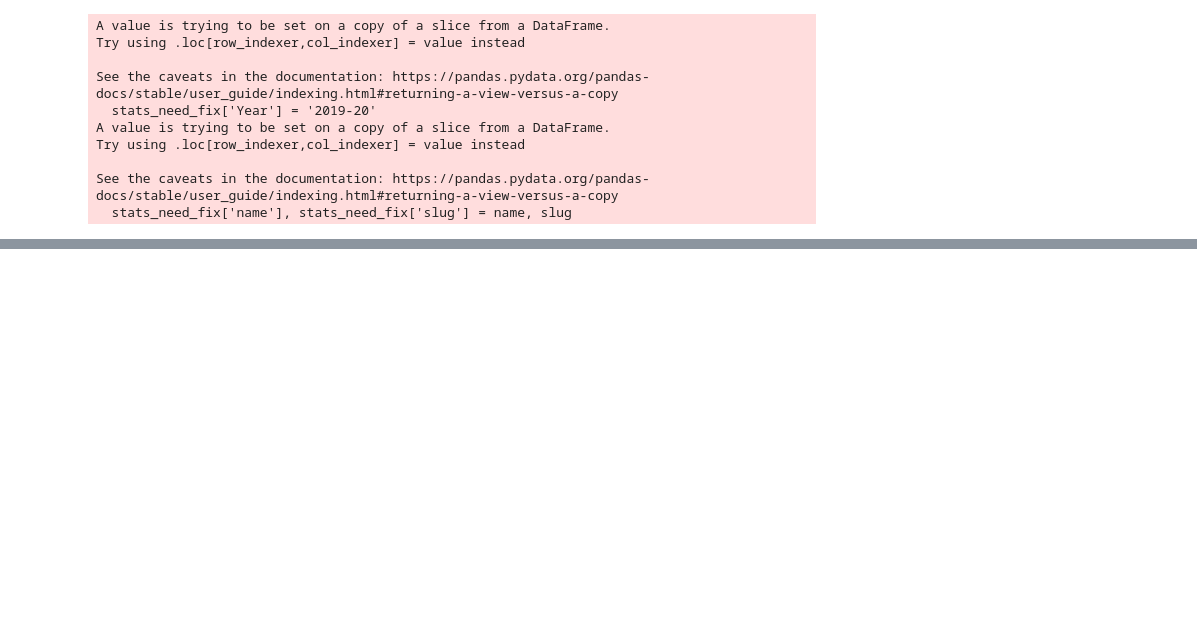
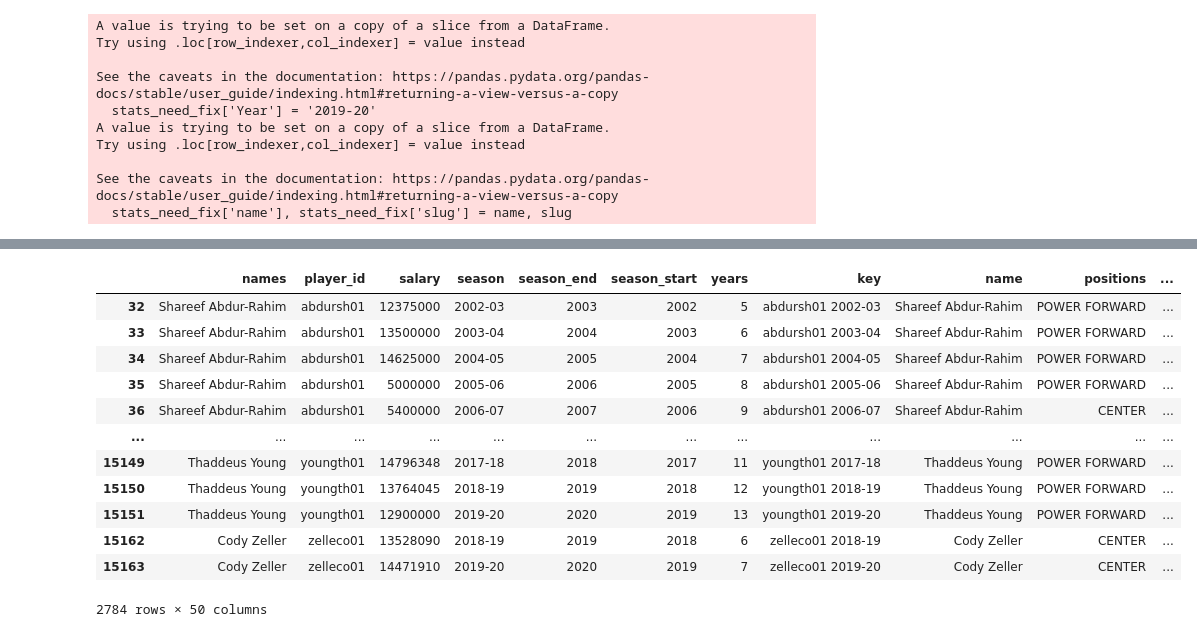
Before and after one commit to ZachLiu519/nba-model, a Jupyter notebook: week_2_data_exploration/contract_stats.ipynb, the cells around one changed output, grey strips where cells are left out. Drawn from its saved outputs; the diff is of its cells as text; code cells hidden in the pictures; blank space fills up the shorter version.

```diff
--- a/week_2_data_exploration/contract_stats.ipynb
+++ b/week_2_data_exploration/contract_stats.ipynb
@@ -108,3 +126,19 @@ def scatter_and_correlation(df, column_1, column_2):
     df[column_2 + "_standard"] = standardize(df, column_2)
     df.plot.scatter(x = column_1 + "_standard", y = column_2 + '_standard')
     return correlation(df, column_1 + '_standard', column_2 + '_standard')
+# %%
+salaries_stats_first_round.loc[salaries_stats_first_round['minutes_played'] >= 800]
+# %% [output]
+|  | names | player_id | salary | season | season_end | season_start | years | key | name | positions | ... |
+| 32 | Shareef Abdur-Rahim | abdursh01 | 12375000 | 2002-03 | 2003 | 2002 | 5 | abdursh01 2002-03 | Shareef Abdur-Rahim | POWER FORWARD | ... |
+| 33 | Shareef Abdur-Rahim | abdursh01 | 13500000 | 2003-04 | 2004 | 2003 | 6 | abdursh01 2003-04 | Shareef Abdur-Rahim | POWER FORWARD | ... |
+| 34 | Shareef Abdur-Rahim | abdursh01 | 14625000 | 2004-05 | 2005 | 2004 | 7 | abdursh01 2004-05 | Shareef Abdur-Rahim | POWER FORWARD | ... |
+| 35 | Shareef Abdur-Rahim | abdursh01 | 5000000 | 2005-06 | 2006 | 2005 | 8 | abdursh01 2005-06 | Shareef Abdur-Rahim | POWER FORWARD | ... |
+| 36 | Shareef Abdur-Rahim | abdursh01 | 5400000 | 2006-07 | 2007 | 2006 | 9 | abdursh01 2006-07 | Shareef Abdur-Rahim | CENTER | ... |
+| ... | ... | ... | ... | ... | ... | ... | ... | ... | ... | ... | ... |
+| 15149 | Thaddeus Young | youngth01 | 14796348 | 2017-18 | 2018 | 2017 | 11 | youngth01 2017-18 | Thaddeus Young | POWER FORWARD | ... |
+| 15150 | Thaddeus Young | youngth01 | 13764045 | 2018-19 | 2019 | 2018 | 12 | youngth01 2018-19 | Thaddeus Young | POWER FORWARD | ... |
+| 15151 | Thaddeus Young | youngth01 | 12900000 | 2019-20 | 2020 | 2019 | 13 | youngth01 2019-20 | Thaddeus Young | POWER FORWARD | ... |
+| 15162 | Cody Zeller | zelleco01 | 13528090 | 2018-19 | 2019 | 2018 | 6 | zelleco01 2018-19 | Cody Zeller | CENTER | ... |
+| 15163 | Cody Zeller | zelleco01 | 14471910 | 2019-20 | 2020 | 2019 | 7 | zelleco01 2019-20 | Cody Zeller | CENTER | ... |
+2784 rows × 50 columns
```
Also changed, not shown: parts of 11 cells of this notebook, 3 other files.
